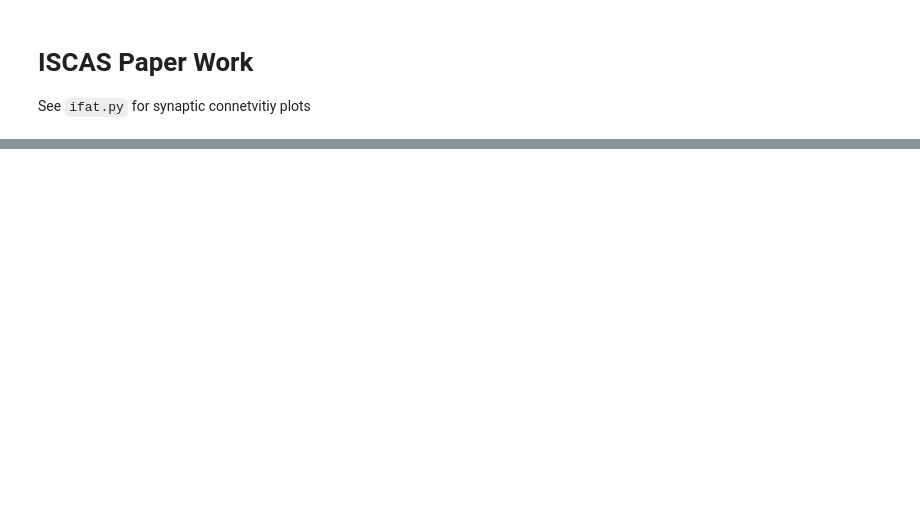
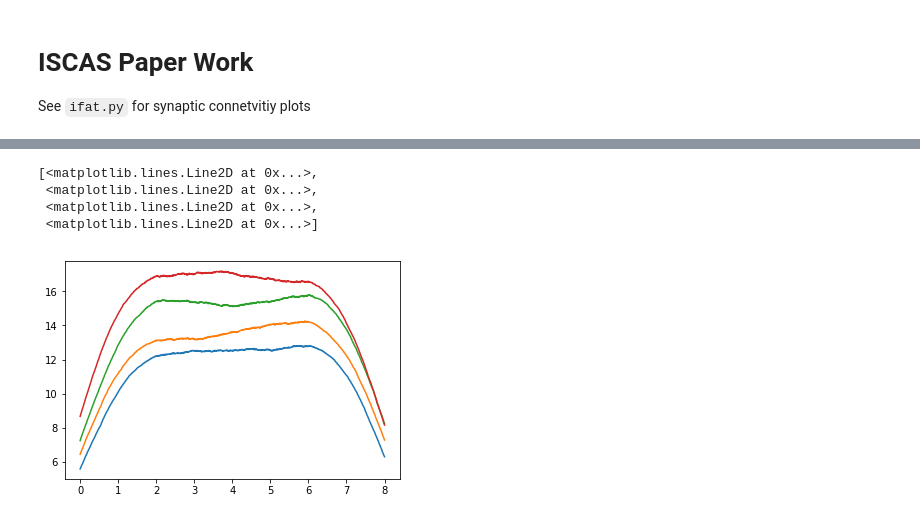
Before and after one commit to acellon/ifat-py, a Jupyter notebook: iscas-ifat.ipynb, the cells around one changed output, grey strips where cells are left out. Cells and saved outputs as stored; diff of their text form; code cells hidden in the pictures; blank space fills up the shorter version.

```diff
--- a/iscas-ifat.ipynb
+++ b/iscas-ifat.ipynb
@@ -169,0 +156,3 @@ Starting simulation at t=0. s for a duration of 5. s
+# %%
+store()
+poissonRates = arange(2.0,4.0,0.1)*kHz
@@ -169,0 +164,16 @@ Starting simulation at t=0. s for a duration of 5. s
+# %%
+#rateOuts = zeros((4,20))
+eRates0 = []
+eRates1 = []
+eRates10 = []
+eRates20 = []
+# %%
+for poissonRate in poissonRates:
+    restore()
+    PoisIn.rates = poissonRate
+    #print(PoisIn.rates)
+    run(8*second,report='text')
+    eRates0.append(erate0.smooth_rate(width=1000*ms))
+    eRates1.append(erate1.smooth_rate(width=1000*ms))
+    eRates10.append(erate10.smooth_rate(width=1000*ms))
+    eRates20.append(erate20.smooth_rate(width=1000*ms))
@@ -199,0 +280,23 @@ scatter(e_spmon.t[e_spmon.i==0],3.65*ones(len(e_spmon.t[e_spmon.i==0])),color='r
+# %%
+smooth_width = 1000*ms
+
+#avgRate = zeros_like(eRates0[0].smooth_rate(width=smooth_width))
+avgRate = zeros((20,80000))
+
+for i in range(20):
+    avgRate[i,:]  =  eRates0[i]#.smooth_rate(width=smooth_width)
+    avgRate[i,:] +=  eRates1[i]#.smooth_rate(width=smooth_width)
+    avgRate[i,:] += eRates10[i]#.smooth_rate(width=smooth_width)
+    avgRate[i,:] += eRates20[i]#.smooth_rate(width=smooth_width)
+    avgRate[i,:] = avgRate[i,:]/4
+# %%
+plot(erate0.t/second, avgRate[0,:]/Hz,
+     erate0.t/second, avgRate[1,:]/Hz,
+     erate0.t/second, avgRate[2,:]/Hz,
+     erate0.t/second, avgRate[3,:]/Hz)
+# %% [output]
+[<matplotlib.lines.Line2D at 0x...>,
+ <matplotlib.lines.Line2D at 0x...>,
+ <matplotlib.lines.Line2D at 0x...>,
+ <matplotlib.lines.Line2D at 0x...>]
+[figure, added]
```
Also changed, not shown: parts of 15 cells of this notebook, 1 other file.
